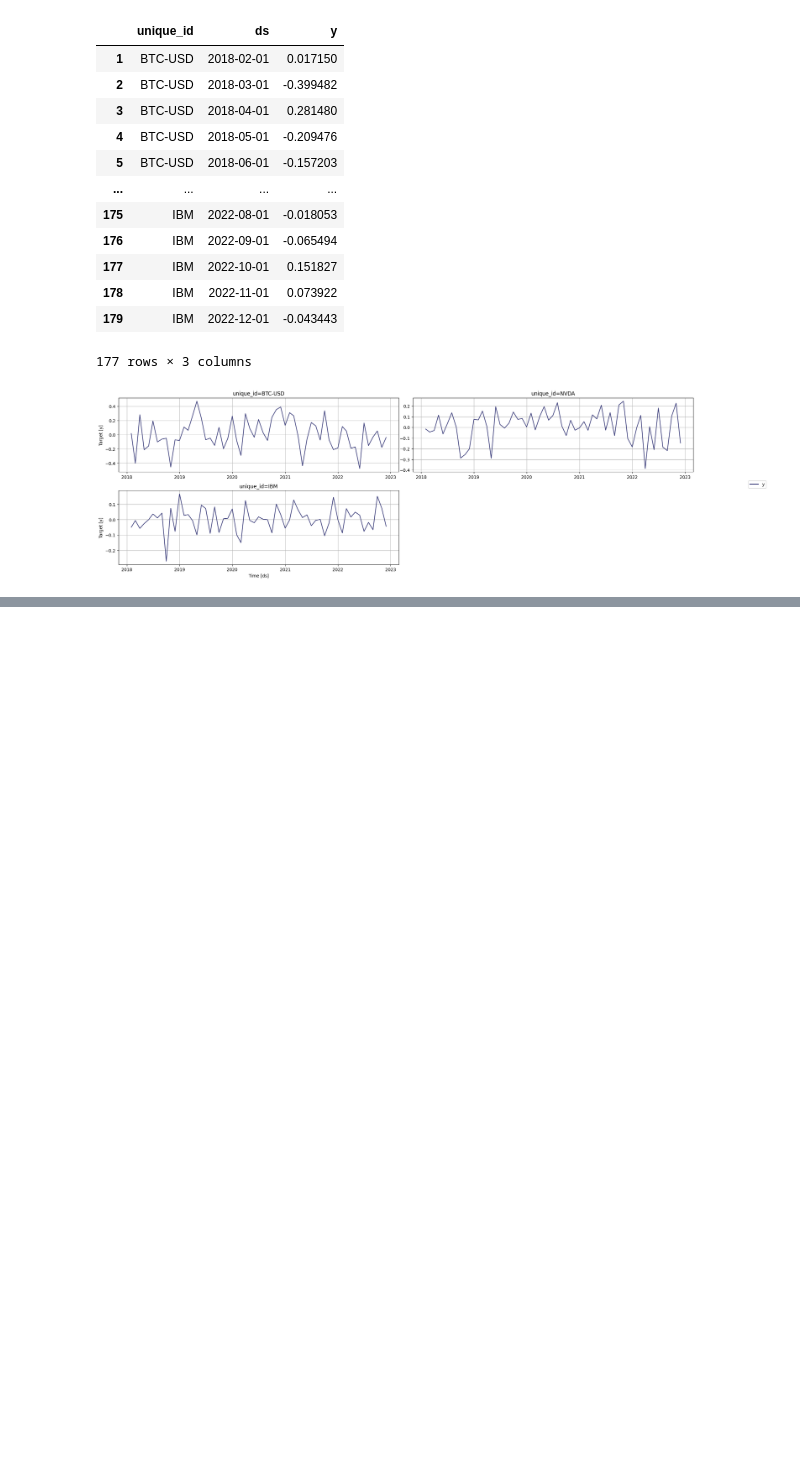
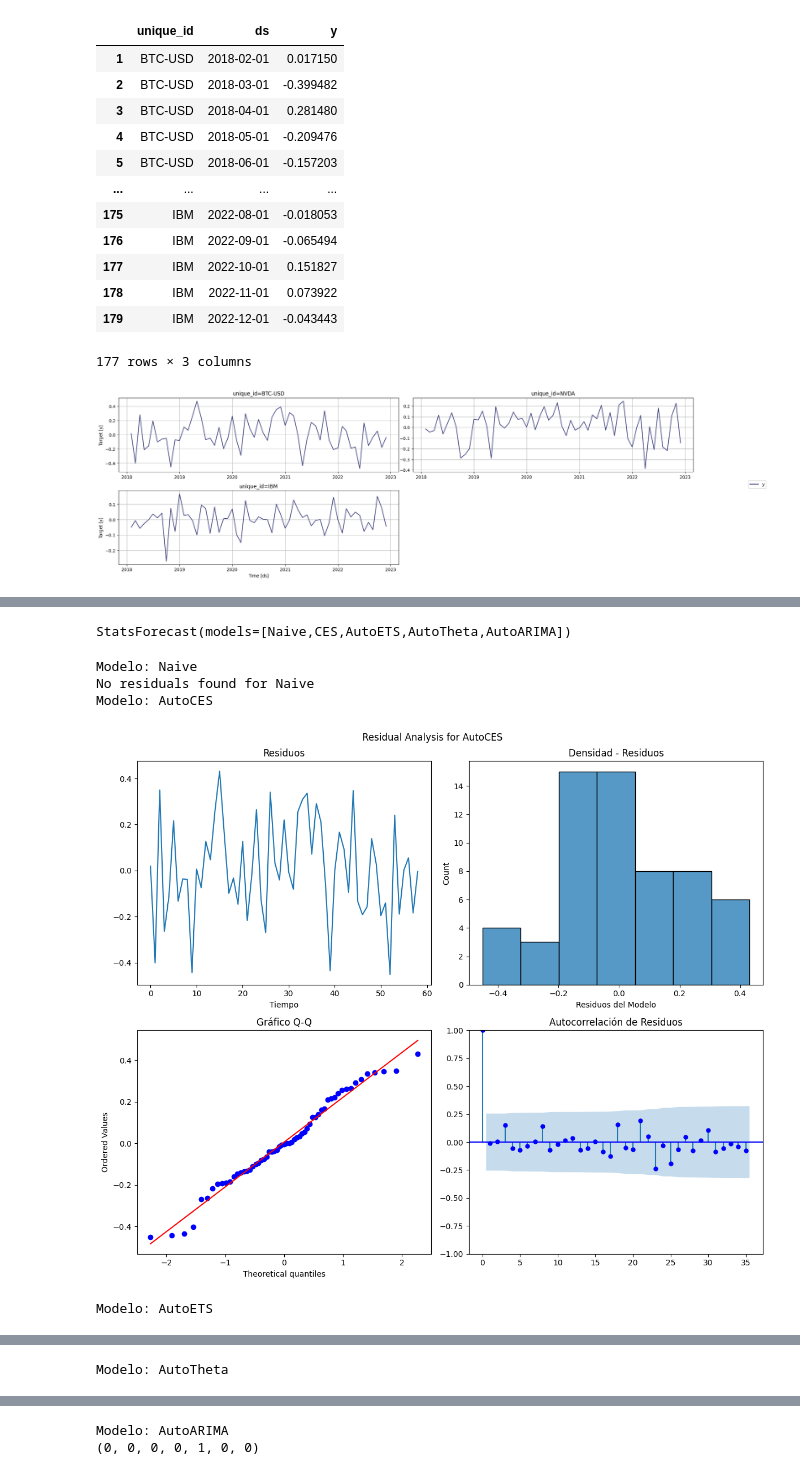
Before and after one commit to marcosherediapimienta/GenerativeAI_TimeSeries, a Jupyter notebook: Test_3.ipynb, the cells around one changed output, grey strips where cells are left out. Saved outputs shown, nothing was run; the diff lists cells and outputs as text; code cells hidden in the pictures; blank space fills up the shorter version.

```diff
--- a/Test_3.ipynb
+++ b/Test_3.ipynb
@@ -86,5 +116,5 @@ StatsForecast.plot(returns)
 # %%
-models = [Naive(), AutoCES(), AutoETS(), AutoTheta()]
+models = [Naive(), AutoCES(), AutoETS(), AutoTheta(), AutoARIMA()]
 
 sf = StatsForecast(
     df = returns,
@@ -92,3 +122,57 @@ sf = StatsForecast(
     freq = 'MS',
     n_jobs = -1
 )
+sf.fit()
+# %% [output]
+StatsForecast(models=[Naive,CES,AutoETS,AutoTheta,AutoARIMA])
+# %%
+# Convertir sf.fitted_ a un diccionario
+fitted_dict = {model_name: model_result for model_name, model_result in zip(models, sf.fitted_[0])}
+
+# Iterar sobre los modelos ajustados y visualizar los residuos
+for model in models:
+    model_name = type(model).__name__
+    model_result = fitted_dict[model]
+
+    print(f"Modelo: {model_name}")
+
+    # Verificar si el modelo tiene residuals
+    if 'residuals' in model_result.model_:
+        # Imprimir los componentes del modelo si están disponibles
+        if 'arma' in model_result.model_:
+            print(model_result.model_['arma'])
+
+        # Residuales del modelo
+        residual = pd.DataFrame(model_result.model_.get("residuals"), columns=["Residuos del Modelo"])
+
+        # Visualización de los residuos
+        fig, axs = plt.subplots(nrows=2, ncols=2, figsize=(12, 10))
+
+        # Residuales a lo largo del tiempo
+        residual['Residuos del Modelo'].plot(ax=axs[0, 0])
+        axs[0, 0].set_title("Residuos")
+        axs[0, 0].set_xlabel('Tiempo')
+
+        # Histograma de los residuos
+        sns.histplot(residual['Residuos del Modelo'], ax=axs[0, 1])
+        axs[0, 1].set_title("Densidad - Residuos")
+
+        # Gráfico Q-Q
+        stats.probplot(residual['Residuos del Modelo'], dist="norm", plot=axs[1, 0])
+        axs[1, 0].set_title('Gráfico Q-Q')
+
+        # ACF de los residuos
+        plot_acf(residual['Residuos del Modelo'], lags=35, ax=axs[1, 1], color="blue")
+        axs[1, 1].set_title("Autocorrelación de Residuos")
+
+        plt.suptitle(f'Residual Analysis for {model_name}')
+        plt.tight_layout()
+        plt.show()
+    else:
+        print(f"No residuals found for {model_name}")
+# %% [output]
+Modelo: Naive
+No residuals found for Naive
+Modelo: AutoCES
+[figure, added]
+Modelo: AutoETS
@@ -94,0 +180 @@ sf = StatsForecast(
+Modelo: AutoTheta
@@ -94,0 +182,2 @@ sf = StatsForecast(
+Modelo: AutoARIMA
+(0, 0, 0, 0, 1, 0, 0)
```
Also changed, not shown: parts of 9 cells of this notebook.
